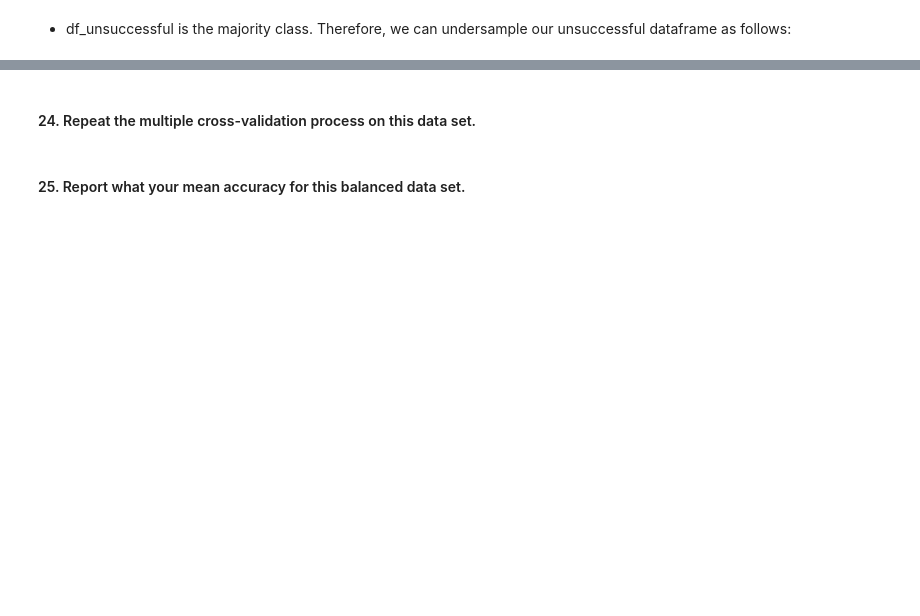
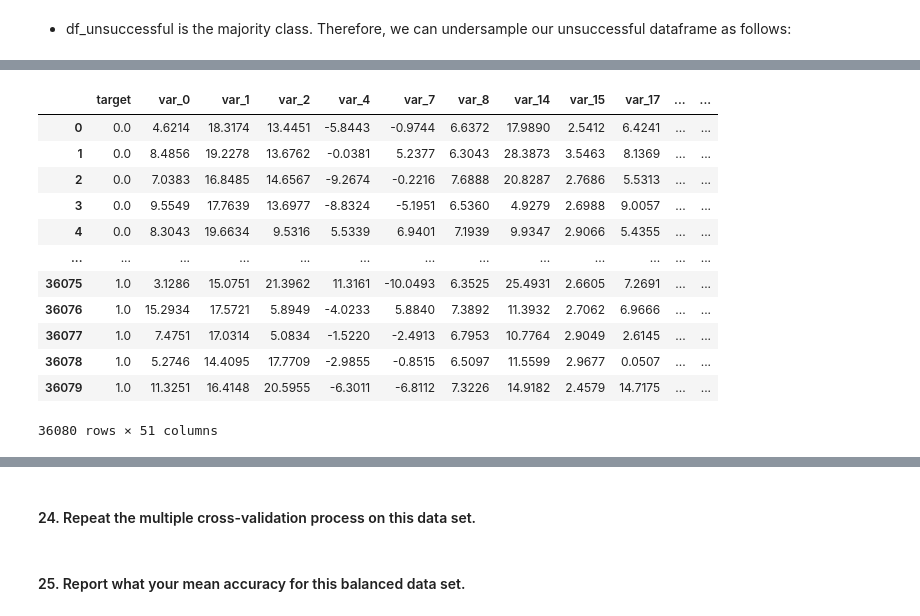
Before and after one commit to cnmi-ds-22/tanickell___Data-Science-Portfolio-C22, a Jupyter notebook: Modules/Module_1_Intro_to_DS_and_Naive_Bayes/Projects/Instructions/Project.1-Transactions/Project.1-Pass-11.ipynb, the cells around one changed output, grey strips where cells are left out. Cells and saved outputs as stored; diff of their text form; code cells hidden in the pictures; blank space fills up the shorter version.

```diff
--- a/Modules/Module_1_Intro_to_DS_and_Naive_Bayes/Projects/Instructions/Project.1-Transactions/Project.1-Pass-11.ipynb
+++ b/Modules/Module_1_Intro_to_DS_and_Naive_Bayes/Projects/Instructions/Project.1-Transactions/Project.1-Pass-11.ipynb
@@ -1120,5 +1185,19 @@ df[target_col].value_counts()
 # %%
 # make a backup
-df_bak3 = df.copy()
-df_bak3
+df_bak5 = df.copy()
+df_bak5
+# %% [output]
+|  | target | var_0 | var_1 | var_2 | var_4 | var_7 | var_8 | var_14 | var_15 | var_17 | ... | ... |
+| 0 | 0.0 | 4.6214 | 18.3174 | 13.4451 | -5.8443 | -0.9744 | 6.6372 | 17.9890 | 2.5412 | 6.4241 | ... | ... |
+| 1 | 0.0 | 8.4856 | 19.2278 | 13.6762 | -0.0381 | 5.2377 | 6.3043 | 28.3873 | 3.5463 | 8.1369 | ... | ... |
+| 2 | 0.0 | 7.0383 | 16.8485 | 14.6567 | -9.2674 | -0.2216 | 7.6888 | 20.8287 | 2.7686 | 5.5313 | ... | ... |
+| 3 | 0.0 | 9.5549 | 17.7639 | 13.6977 | -8.8324 | -5.1951 | 6.5360 | 4.9279 | 2.6988 | 9.0057 | ... | ... |
+| 4 | 0.0 | 8.3043 | 19.6634 | 9.5316 | 5.5339 | 6.9401 | 7.1939 | 9.9347 | 2.9066 | 5.4355 | ... | ... |
+| ... | ... | ... | ... | ... | ... | ... | ... | ... | ... | ... | ... | ... |
+| 36075 | 1.0 | 3.1286 | 15.0751 | 21.3962 | 11.3161 | -10.0493 | 6.3525 | 25.4931 | 2.6605 | 7.2691 | ... | ... |
+| 36076 | 1.0 | 15.2934 | 17.5721 | 5.8949 | -4.0233 | 5.8840 | 7.3892 | 11.3932 | 2.7062 | 6.9666 | ... | ... |
+| 36077 | 1.0 | 7.4751 | 17.0314 | 5.0834 | -1.5220 | -2.4913 | 6.7953 | 10.7764 | 2.9049 | 2.6145 | ... | ... |
+| 36078 | 1.0 | 5.2746 | 14.4095 | 17.7709 | -2.9855 | -0.8515 | 6.5097 | 11.5599 | 2.9677 | 0.0507 | ... | ... |
+| 36079 | 1.0 | 11.3251 | 16.4148 | 20.5955 | -6.3011 | -6.8112 | 7.3226 | 14.9182 | 2.4579 | 14.7175 | ... | ... |
+36080 rows × 51 columns
 # %%
```
Also changed, not shown: parts of 37 cells of this notebook.
